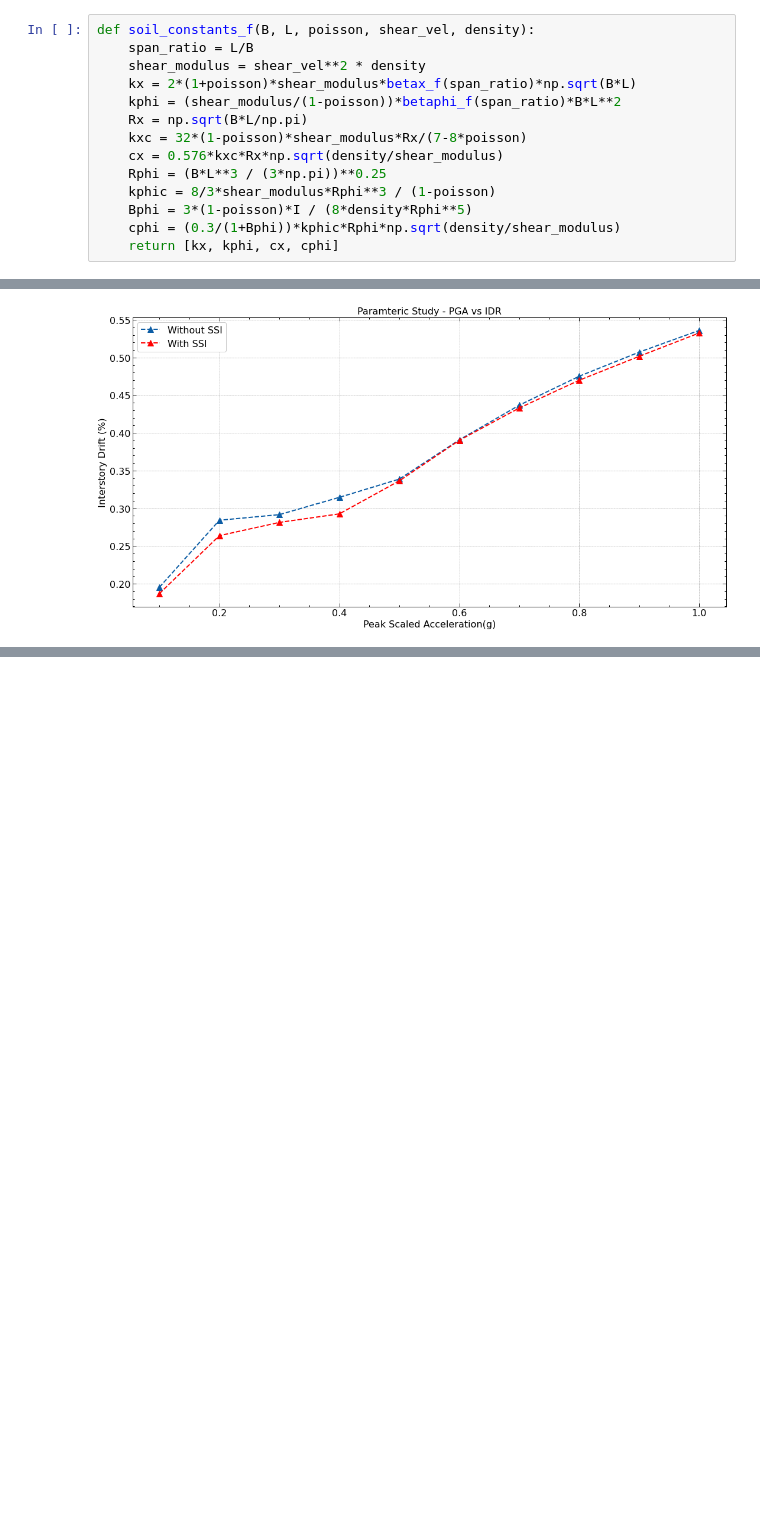
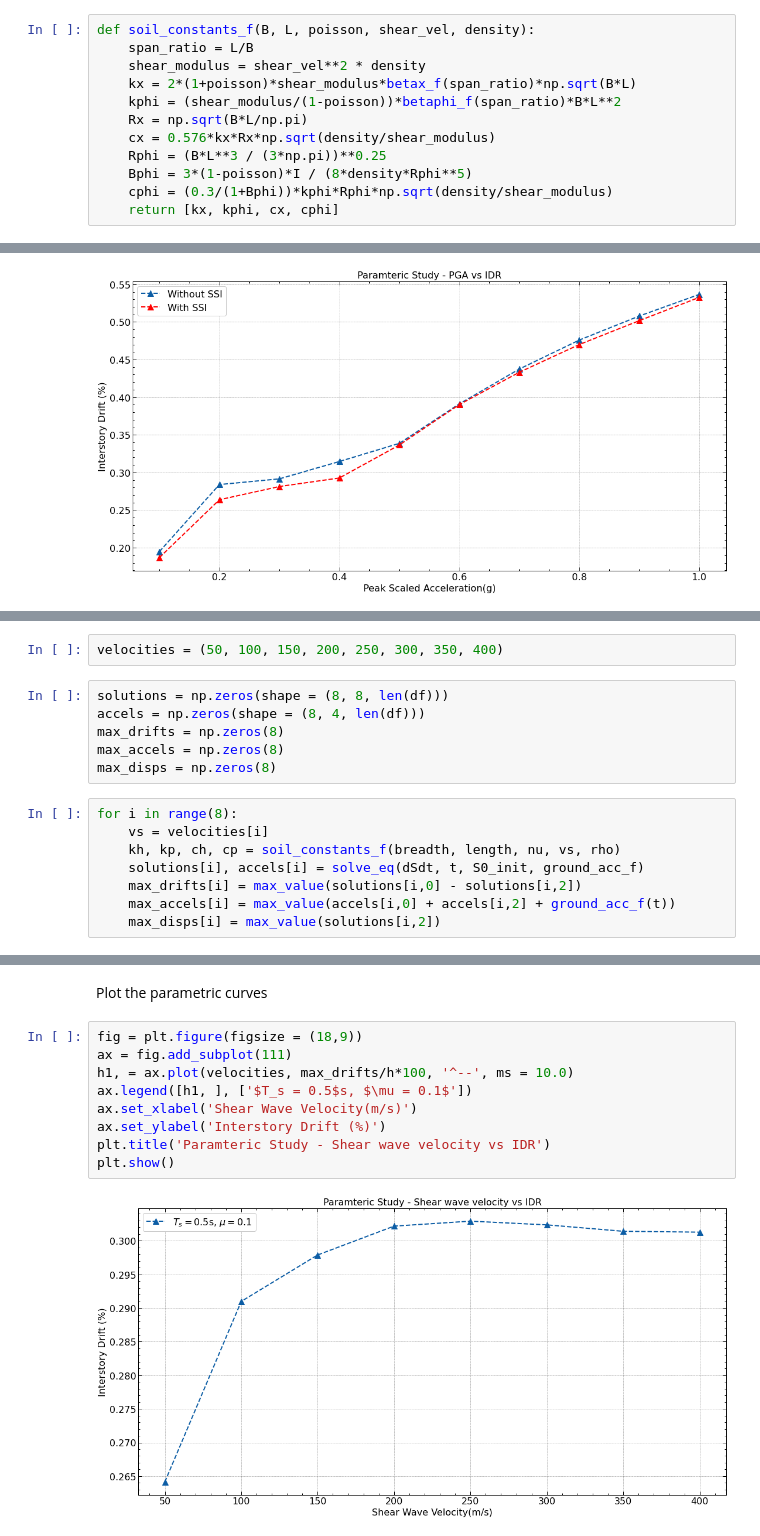
Before and after one commit to nkalauni/low-cost-base-isolation, a Jupyter notebook: direct_method.ipynb, the cells around one changed output, grey strips where cells are left out. Saved outputs shown, nothing was run; the diff lists cells and outputs as text; blank space fills up the shorter version.

```diff
--- a/direct_method.ipynb
+++ b/direct_method.ipynb
@@ -213,12 +212,10 @@ def soil_constants_f(B, L, poisson, shear_vel, density):
     kx = 2*(1+poisson)*shear_modulus*betax_f(span_ratio)*np.sqrt(B*L)
     kphi = (shear_modulus/(1-poisson))*betaphi_f(span_ratio)*B*L**2
     Rx = np.sqrt(B*L/np.pi)
-    kxc = 32*(1-poisson)*shear_modulus*Rx/(7-8*poisson)
-    cx = 0.576*kxc*Rx*np.sqrt(density/shear_modulus)
+    cx = 0.576*kx*Rx*np.sqrt(density/shear_modulus)
     Rphi = (B*L**3 / (3*np.pi))**0.25
-    kphic = 8/3*shear_modulus*Rphi**3 / (1-poisson)
     Bphi = 3*(1-poisson)*I / (8*density*Rphi**5)
-    cphi = (0.3/(1+Bphi))*kphic*Rphi*np.sqrt(density/shear_modulus)
+    cphi = (0.3/(1+Bphi))*kphi*Rphi*np.sqrt(density/shear_modulus)
     return [kx, kphi, cx, cphi]
 # %% [markdown]
 Define superstructure and isolator constants
@@ -790,0 +787,16 @@ plt.show()
+# %%
+velocities = (50, 100, 150, 200, 250, 300, 350, 400)
+# %%
+solutions = np.zeros(shape = (8, 8, len(df)))
+accels = np.zeros(shape = (8, 4, len(df)))
+max_drifts = np.zeros(8)
+max_accels = np.zeros(8)
+max_disps = np.zeros(8)
+# %%
+for i in range(8):
+    vs = velocities[i]
+    kh, kp, ch, cp = soil_constants_f(breadth, length, nu, vs, rho)
+    solutions[i], accels[i] = solve_eq(dSdt, t, S0_init, ground_acc_f)
+    max_drifts[i] = max_value(solutions[i,0] - solutions[i,2])
+    max_accels[i] = max_value(accels[i,0] + accels[i,2] + ground_acc_f(t))
+    max_disps[i] = max_value(solutions[i,2])
@@ -790,0 +818,13 @@ plt.show()
+# %% [markdown]
+Plot the parametric curves
+# %%
+fig = plt.figure(figsize = (18,9))
+ax = fig.add_subplot(111)
+h1, = ax.plot(velocities, max_drifts/h*100, '^--', ms = 10.0)
+ax.legend([h1, ], ['$T_s = 0.5$s, $\mu = 0.1$'])
+ax.set_xlabel('Shear Wave Velocity(m/s)')
+ax.set_ylabel('Interstory Drift (%)')
+plt.title('Paramteric Study - Shear wave velocity vs IDR')
+plt.show()
+# %% [output]
+[figure, added]
```
Also changed, not shown: parts of 9 cells of this notebook, 39 other files.
